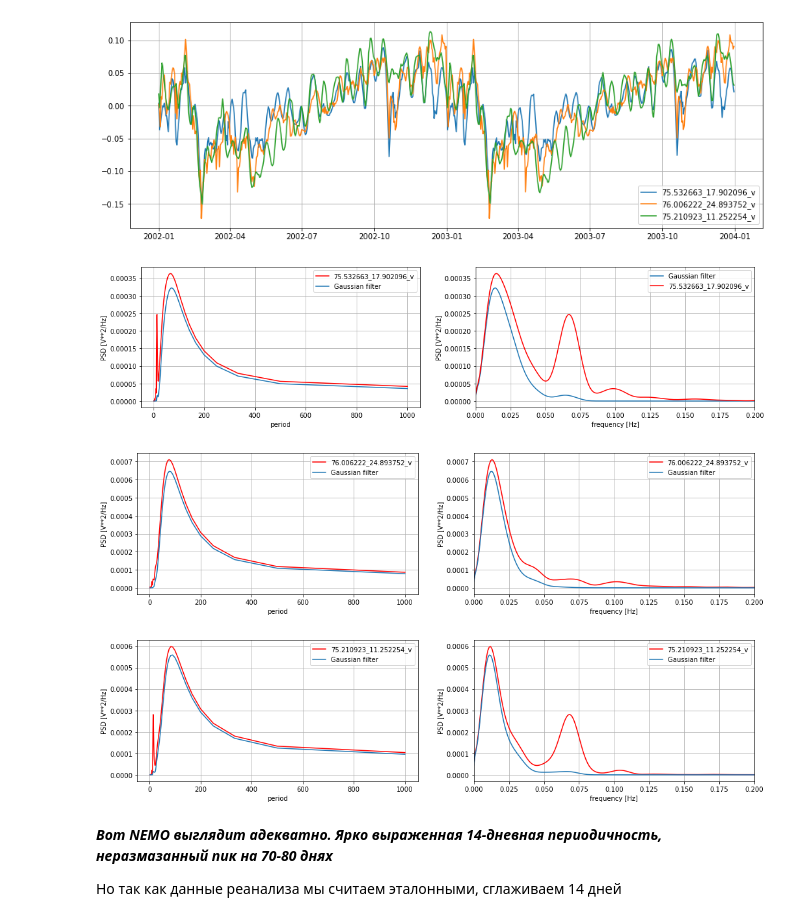
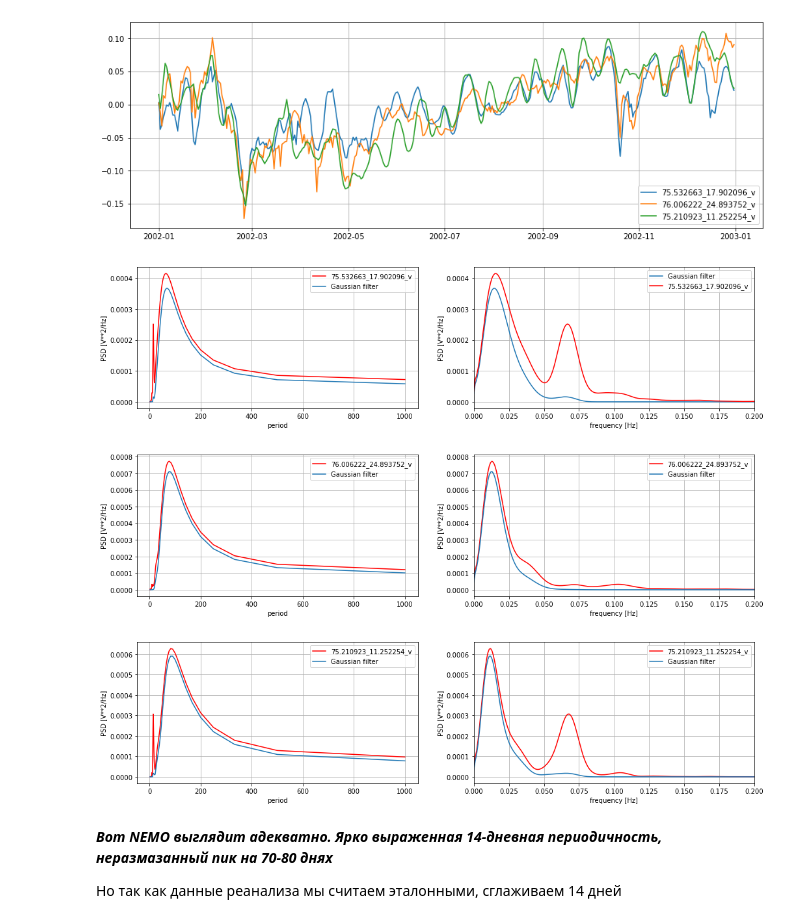
Before and after one commit to ChrisLisbon/ITMO_master_degree_classes, a Jupyter notebook: Research_work(NEMO)/ARIMA+NEMO_as_exog.ipynb, the cells around one changed output. Drawn from its saved outputs; the diff is of its cells as text; code cells hidden in the pictures.

```diff
--- a/Research_work(NEMO)/ARIMA+NEMO_as_exog.ipynb
+++ b/Research_work(NEMO)/ARIMA+NEMO_as_exog.ipynb
@@ -11,21 +11,21 @@ from math import sqrt
 import warnings
 warnings.filterwarnings('ignore')
 # %%
-df_nemo=pd.read_csv('./timelines_data/formed_timelines_2002_2003/2002-2003_spitz_nemo.csv', sep=';')
+df_nemo=pd.read_csv('./timelines_data/formed_timelines_2002/2002_spitz_nemo.csv', sep=';')
 df_nemo['dates'] =  pd.to_datetime(df_nemo['dates'], format='%Y-%m-%d')
 df_nemo['75.532663_17.902096_v']=df_nemo['75.532663_17.902096']-np.mean(df_nemo['75.532663_17.902096'])
 df_nemo['76.006222_24.893752_v']=df_nemo['76.006222_24.893752']-np.mean(df_nemo['76.006222_24.893752'])
 df_nemo['75.210923_11.252254_v']=df_nemo['75.210923_11.252254']-np.mean(df_nemo['75.210923_11.252254'])
 
 plt.rcParams['figure.figsize'] = [15, 5]
 plt.plot(df_nemo['dates'], df_nemo['75.532663_17.902096_v'], label='75.532663_17.902096_v')
 plt.plot(df_nemo['dates'], df_nemo['76.006222_24.893752_v'], label='76.006222_24.893752_v')
 plt.plot(df_nemo['dates'], df_nemo['75.210923_11.252254_v'], label='75.210923_11.252254_v')
 plt.legend()
 plt.grid()
 plt.show()
 # %% [output]
-[figure, old version]
+[figure, new version]
 # %%
 plt.rcParams['figure.figsize'] = [17, 4]
 windows_size=14
@@ -103,9 +103,9 @@ plt.ylabel('PSD [V**2/Hz]')
 plt.show()
 df_nemo['75.210923_11.252254_v']=output_gauss
 # %% [output]
-[figure, old version]
+[figure, new version]
-[figure, old version]
+[figure, new version]
-[figure, old version]
+[figure, new version]
 # %% [markdown]
 ***Вот NEMO выглядит адекватно. Ярко выраженная 14-дневная периодичность, неразмазанный пик на 70-80 днях***
 
```
Also changed, not shown: parts of 11 cells of this notebook, 8 other files.
